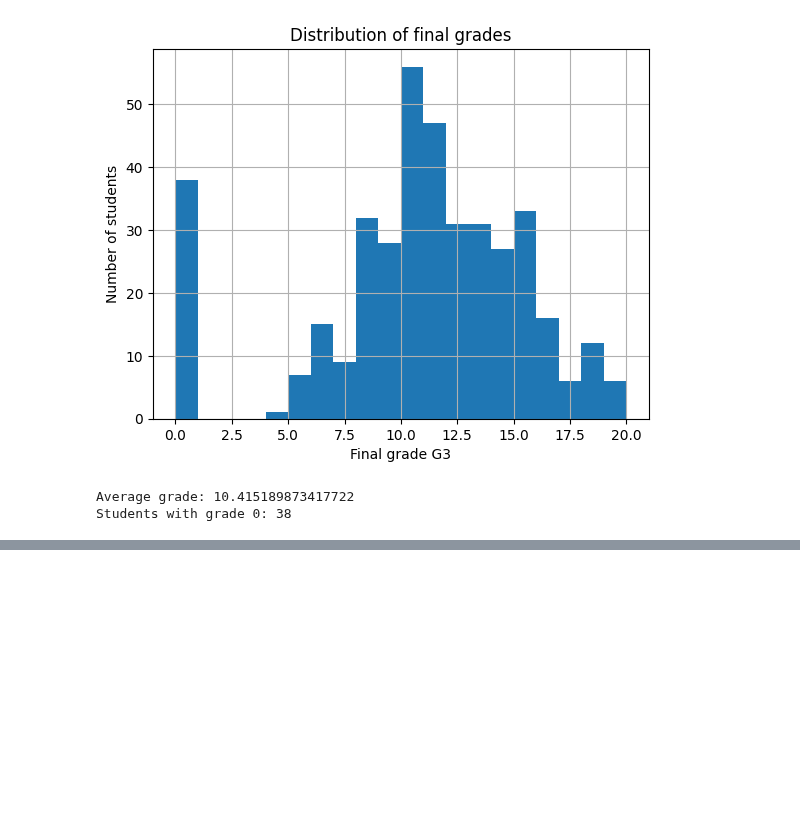
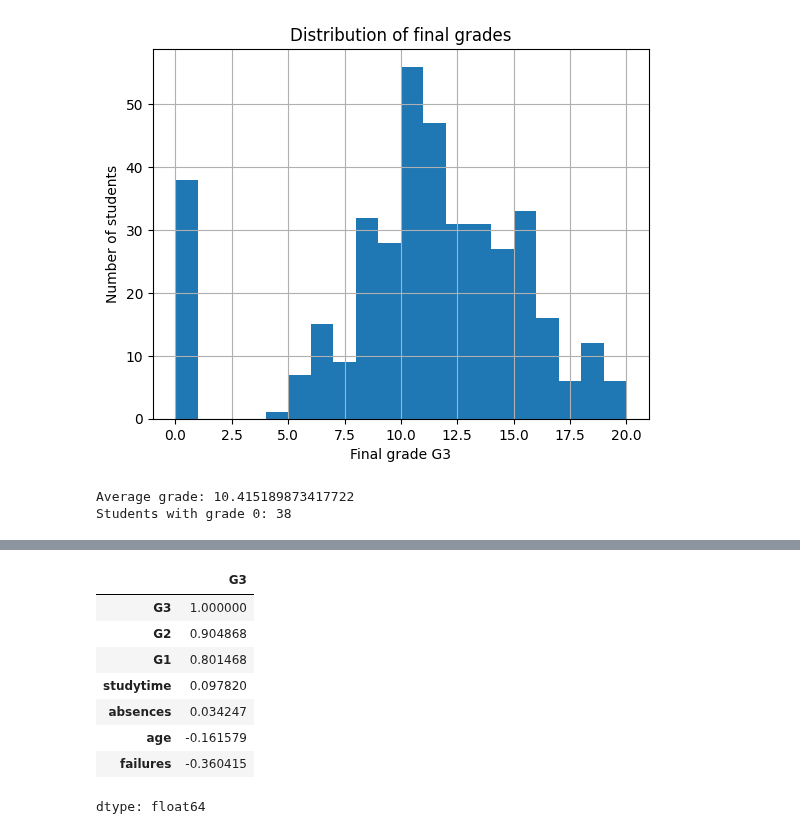
Before and after one commit to buntyedutainer/student-performance-ai, a Jupyter notebook: day1_load_data.ipynb, the cells around one changed output, grey strips where cells are left out. Saved outputs shown, nothing was run; the diff lists cells and outputs as text; code cells hidden in the pictures; blank space fills up the shorter version.

```diff
--- a/day1_load_data.ipynb
+++ b/day1_load_data.ipynb
@@ -82,0 +212,14 @@ Students with grade 0: 38
+# %%
+# Cell 9: a first look at correlation with the final grade
+cols = ["G1", "G2", "G3", "studytime", "failures", "absences", "age"]
+df[cols].corr()["G3"].sort_values(ascending=False)
+# %% [output]
+|  | G3 |
+| G3 | 1.000000 |
+| G2 | 0.904868 |
+| G1 | 0.801468 |
+| studytime | 0.097820 |
+| absences | 0.034247 |
+| age | -0.161579 |
+| failures | -0.360415 |
+dtype: float64
```
Also changed, not shown: parts of 8 cells of this notebook.
